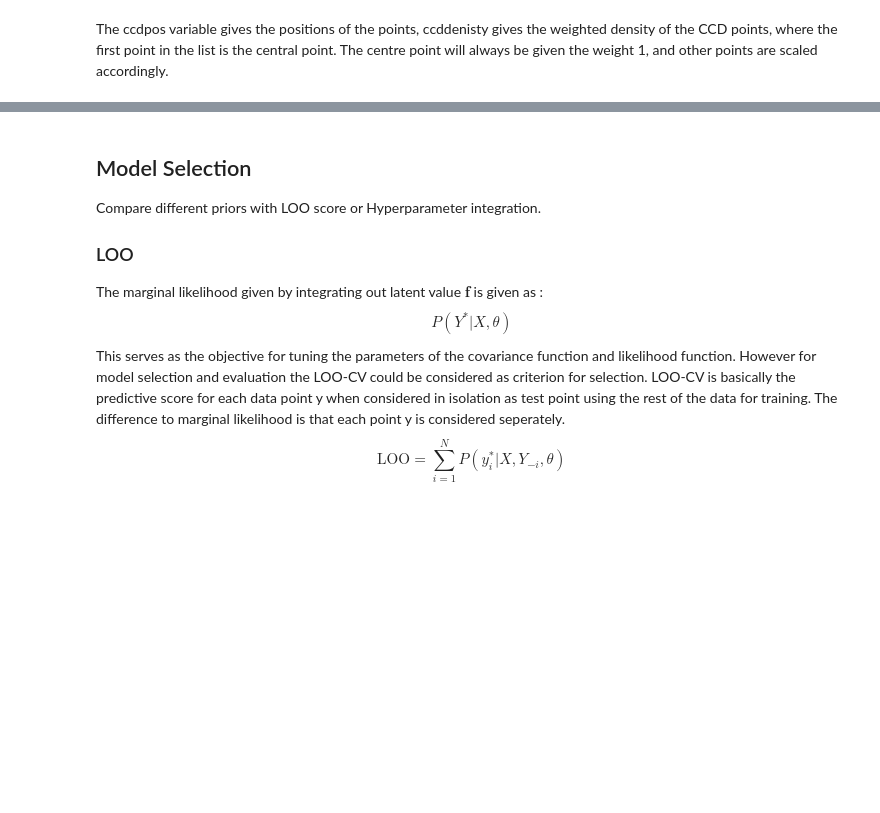
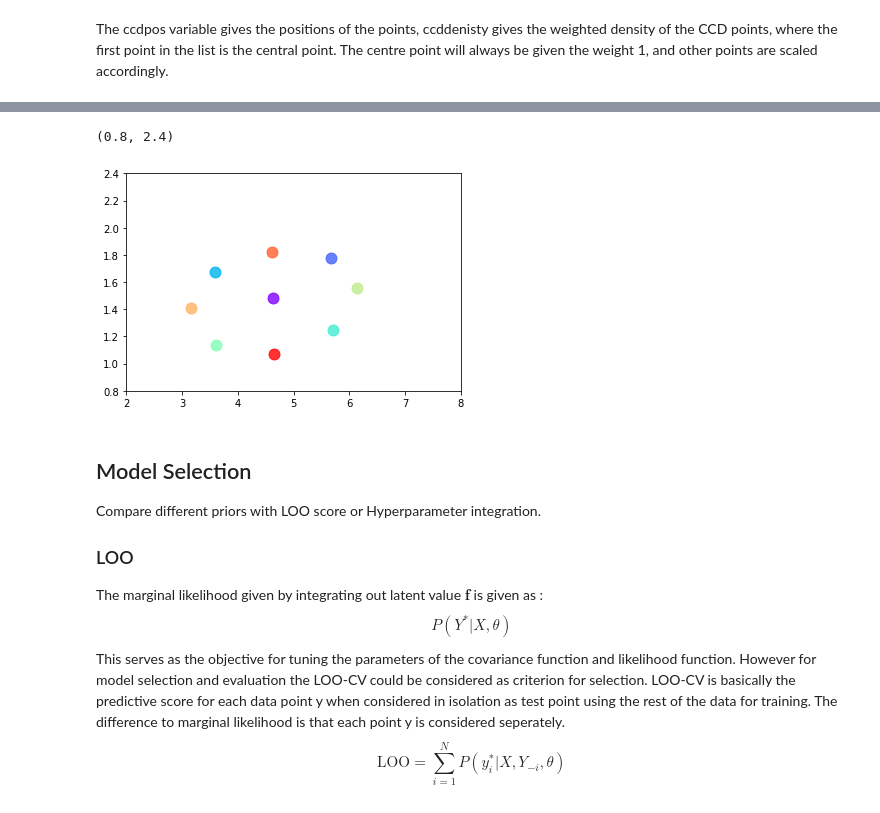
Before and after one commit to adhaka/notebook_gallery, a Jupyter notebook: practice/ccd/Model-Selection.ipynb, the cells around one changed output, grey strips where cells are left out. Drawn from its saved outputs; the diff is of its cells as text; code cells hidden in the pictures; blank space fills up the shorter version.

```diff
--- a/practice/ccd/Model-Selection.ipynb
+++ b/practice/ccd/Model-Selection.ipynb
@@ -102,6 +101,7 @@ For a large lengthscale value, the GP tends to be a linear model anyways.
 # %%
 gaussian_prior1 = GPy.priors.Gaussian(1.5, 0.08)
 gaussian_prior2 = GPy.priors.Gaussian(1.58, 0.5)
+gaussian_prior3 = GPy.priors.Gaussian(4.6, 1.)
 # %%
 gamma_prior1 = GPy.priors.Gamma.from_EV(1.5, 0.2)
 gamma_prior2 = GPy.priors.Gamma.from_EV(1.5, 0.7)
@@ -222,0 +212,11 @@ Parameters:
+# %%
+m_map2 = GPy.core.GP(X.copy(), Y.copy(), k.copy(), lik.copy(), inference_method=laplace)
+# %%
+m_map2['.*Gaussian_noise'] = 0.15
+m_map2['.*Gaussian_noise'].fix()
+m_map2.kern.lengthscale.unconstrain()
+m_map2.kern.variance.unconstrain()
+# m_map2['.*variance'].unconstrain()
+m_map2.kern.lengthscale.set_prior(gaussian_prior2)
+m_map2.kern.variance.set_prior(gaussian_prior3)
+print(m_map2)
@@ -479,4 +512,4 @@ m2.optimize()
 # %%
-m2.optimize()
+
 # hessum = np.exp(-m2._objective(m2.param_array))*1/np.sqrt(np.linalg.det(1/(2*np.pi)*hes))
-ccdpos,ccddensity,scalings,z = m_map.CCD()
+ccdpos,ccddensity,scalings,z = m_map2.CCD()
@@ -510,3 +566,16 @@ print scalings, ccdpos, ccddensity, z
+# %%
+fig, ax = plt.subplots()
+xs = ccdpos[:,0]
+ys = ccdpos[:,1]
+colors = cm.rainbow(np.linspace(0, 1, len(ccdpos)))
+for x, y, c in zip(xs, ys, colors):
+    ax.scatter(x, y, alpha=0.8, color=c, s=120)
+# ax.scatter(ccdpos[:,0], ccdpos[:,1], alpha=0.8, s=40)
+ax.set_xlim((2,8))
+ax.set_ylim((0.8,2.4))
+# %% [output]
+(0.8, 2.4)
+[figure, added]
 # %% [markdown]
 ## Model Selection
 
```
Also changed, not shown: parts of 27 cells of this notebook, 1 other file.
